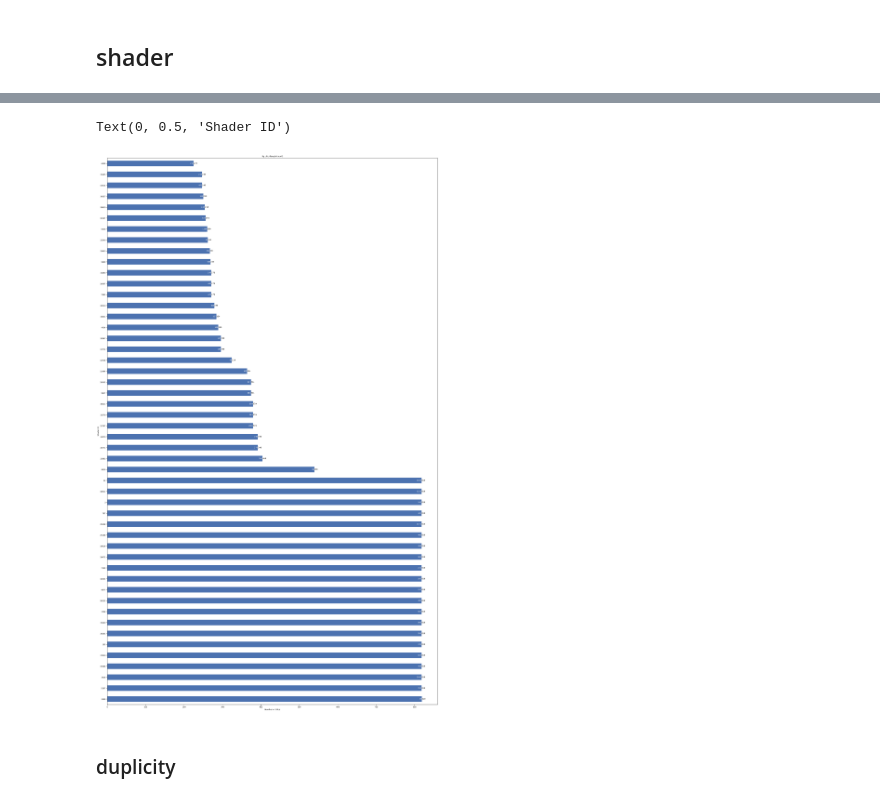
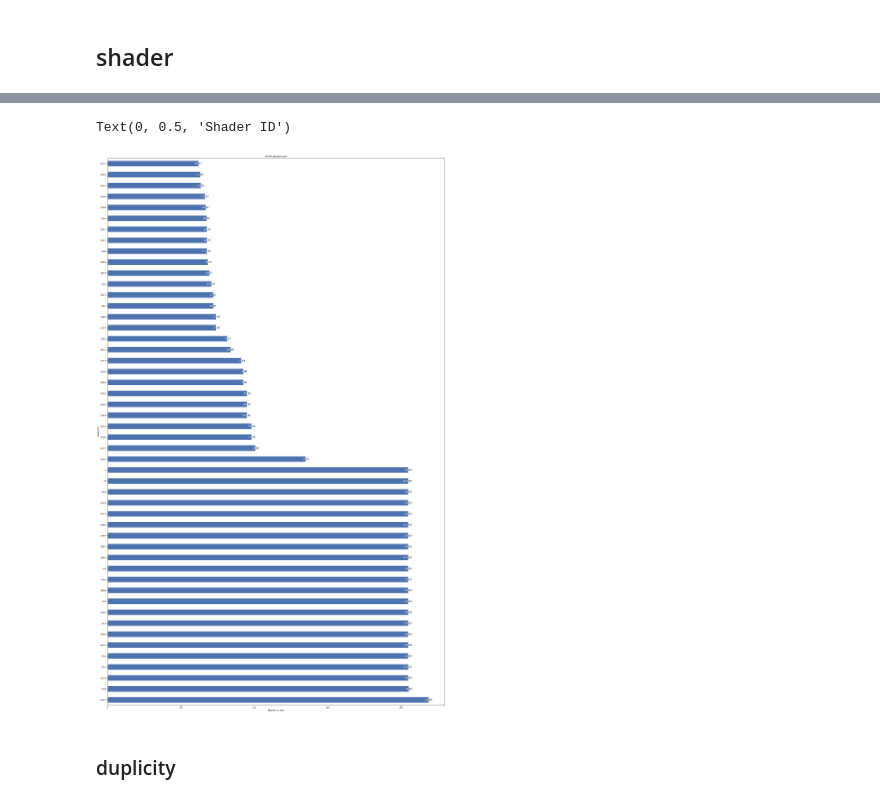
Before and after one commit to yudshj/WebGL-Empirical-Study-new, a Jupyter notebook: 3-4.AnalyzeRaf/1_analyze_raf.ipynb, the cells around one changed output, grey strips where cells are left out. Drawn from its saved outputs; the diff is of its cells as text; code cells hidden in the pictures.

```diff
--- a/3-4.AnalyzeRaf/1_analyze_raf.ipynb
+++ b/3-4.AnalyzeRaf/1_analyze_raf.ipynb
@@ -152,8 +225,8 @@ df_shader
 # %%
-df_shader = df_shader.astype({'frame.context.program.shader.source': str})
+df_shader = df_shader.astype({'frame.context.maghsk.shaders.source': str})
 # %%
 df_shaders_trim = df_shader
-df_shaders_trim['frame.context.program.shader.sourceTrimedHashed'] = df_shaders_trim['frame.context.program.shader.source'].apply(lambda x: hashlib.sha256(remove_whitespaces(x).encode('utf-8')).hexdigest())
-df_shaders_trim = df_shaders_trim[['idx-program', 'idx-context', 'idx-frame', 'idx', 'category', 'label_ERROR', 'label_usecase', 'label_interactions', 'label_comments', 'url', 'frame.url', 'frame.title', 'frame.context.program.shader.type', 'frame.context.program.shader.sourceTrimedHashed', 'frame.context.program.shader.source']]
+df_shaders_trim['frame.context.maghsk.shaders.sourceTrimedHashed'] = df_shaders_trim['frame.context.maghsk.shaders.source'].apply(lambda x: hashlib.sha256(remove_whitespaces(x).encode('utf-8')).hexdigest())
+df_shaders_trim = df_shaders_trim[['idx-context', 'idx-frame', 'idx', 'category', 'label_ERROR', 'label_usecase', 'label_interactions', 'label_comments', 'url', 'frame.url', 'frame.title', 'frame.context.maghsk.shaders.type', 'frame.context.maghsk.shaders.sourceTrimedHashed', 'frame.context.maghsk.shaders.source', 'frame.context.maghsk.shaders.length']]
 df_shaders_trim
 # %% [output]
@@ -189,2 +245,0 @@ df_shaders_trim
-# %%
-df_shaders_trim['frame.context.program.shader.sourceLength'] = df_shaders_trim['frame.context.program.shader.source'].apply(lambda x: len(x))
@@ -203,8 +252,8 @@ See the caveats in the documentation: https://pandas.pydata.org/pandas-docs/stab
 # df_source_count.reset_index(inplace=True)
 # df_source_count.index.name = 'index-source'
 # df_source_count
-df_source_count = df_shaders_trim.groupby('frame.context.program.shader.sourceTrimedHashed')[['idx-program','idx-context','idx-frame', 'frame.url', 'frame.title', 'url']].nunique()
-tmp = df_shaders_trim.set_index('frame.context.program.shader.sourceTrimedHashed')[['frame.context.program.shader.type','frame.context.program.shader.source', 'frame.context.program.shader.sourceLength']]
+df_source_count = df_shaders_trim.groupby('frame.context.maghsk.shaders.sourceTrimedHashed')[['idx-context','idx-frame', 'frame.url', 'frame.title', 'url']].nunique()
+tmp = df_shaders_trim.set_index('frame.context.maghsk.shaders.sourceTrimedHashed')[['frame.context.maghsk.shaders.type','frame.context.maghsk.shaders.source', 'frame.context.maghsk.shaders.length']]
 tmp = tmp[~tmp.index.duplicated(keep='first')]
 df_source_count = df_source_count.join(tmp, how='inner')
 df_source_count.reset_index(inplace=True)
@@ -253,23 +327,23 @@ df_source_count.sort_values('idx-context', ascending=False).head(50)['idx-contex
 # %%
 tmp = df_source_count.sort_values('url', ascending=False).head(50)
 bar = tmp['url'].plot(kind='barh', figsize=(30, 50))
 # bar = sns.barplot(x='url_count', y='index', hue='type', data=tmp, orient='h')
 # label length on top of bar
-for rect, url_count, length in zip(bar.patches,tmp['url'],tmp['frame.context.program.shader.sourceLength']):
+for rect, url_count, length in zip(bar.patches,tmp['url'],tmp['frame.context.maghsk.shaders.length']):
     bar.annotate(f'{url_count}',
                     (rect.get_width(), rect.get_y() + rect.get_height() / 2),
                     ha='left', va='center')
     bar.annotate(f'{length}',
                     (rect.get_width(), rect.get_y() + rect.get_height() / 2),
                     ha='right', va='center', color='white')
 
 # plt.figure(figsize=(30, 50))
 plt.title("By URL (length/count)")
 plt.xlabel('Number of URLs')
 plt.ylabel('Shader ID')
 # %% [output]
 Text(0, 0.5, 'Shader ID')
-[figure, old version]
+[figure, new version]
 # %% [markdown]
 ### duplicity
 # %%
```
Also changed, not shown: parts of 35 cells of this notebook, 6 other files.
